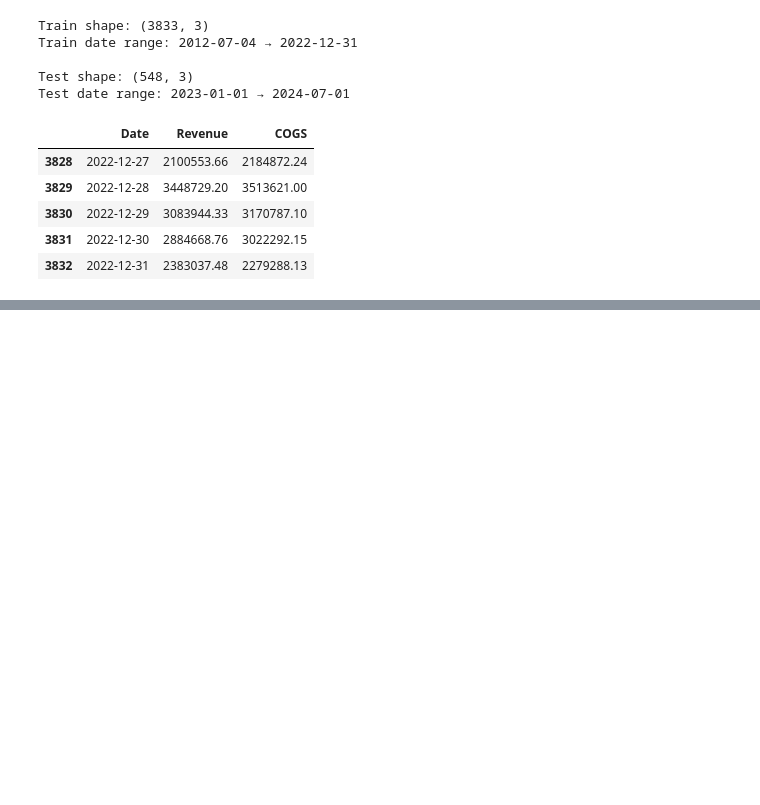
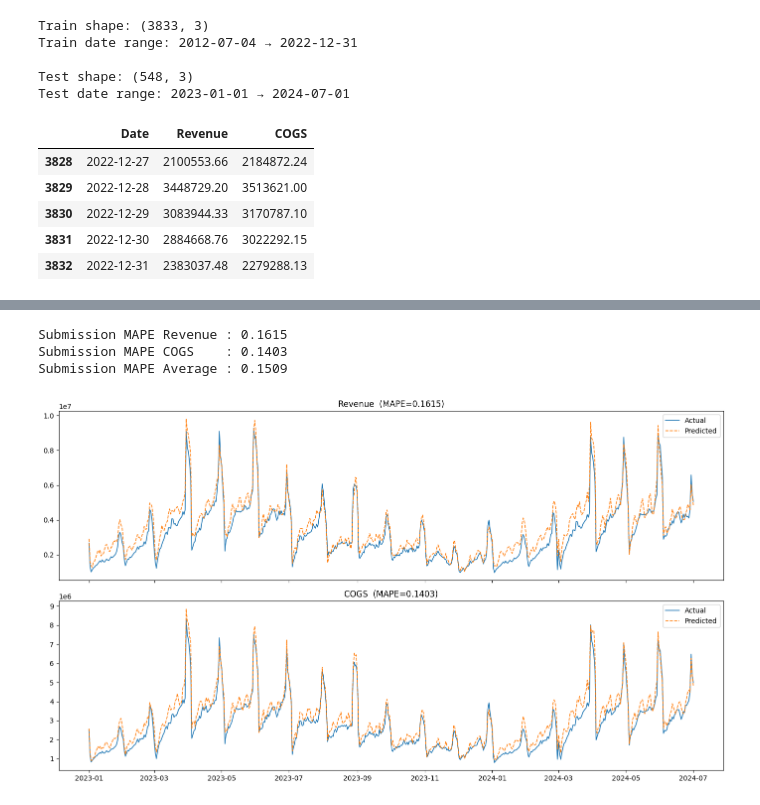
Before and after one commit to LineLuLan/The-Richers, a Jupyter notebook: notebooks/2_improved_baseline.ipynb, the cells around one changed output, grey strips where cells are left out. Drawn from its saved outputs; the diff is of its cells as text; code cells hidden in the pictures; blank space fills up the shorter version.

```diff
--- a/notebooks/2_improved_baseline.ipynb
+++ b/notebooks/2_improved_baseline.ipynb
@@ -85,7 +91,5 @@ def generateBase(predictedYear):
     val['Revenue_pred'] = base_rev_pre  * growth_rev_pre**val['years_ahead']  * val['rev_norm']
     val['COGS_pred']    = base_cogs_pre * growth_cogs_pre**val['years_ahead'] * val['cogs_norm']
 
-    def mape(actual, pred):
-        return (np.abs(actual - pred) / actual).mean() * 100
 
-    return dict(zip(val['Date'], val['Revenue_pred']))
+    return dict(zip(val['Date'], val['Revenue_pred'])), dict(zip(val['Date'], val['COGS_pred']))
@@ -152,7 +167,3 @@ def create_time_features(df, min_date):
 
     # Trả lại dataframe sau khi thêm feature
     return df
-# %%
-train['residual'] = train['Revenue'] - train['Revenue_pred']
-train['lag_365'] = train['residual'].shift(365)
-train['lag_372'] = train['residual'].shift(372)  # 365 + 7 (1 tuần)
@@ -159,3 +677,7 @@ train['lag_372'] = train['residual'].shift(372)  # 365 + 7 (1 tuần)
+# %%
+promotions = promotions[promotions['start_date'].dt.year == 2021]
+promotions['start_date'] = promotions['start_date'] + pd.DateOffset(years=2)
+promotions['end_date']   = promotions['end_date']   + pd.DateOffset(years=2)
 # %%
 all_promo_dates = []
 for _, row in promotions.iterrows():
@@ -333,0 +782,10 @@ dtype: float64
+# %%
+# Assemble final submission
+submission = pd.concat([
+    pd.DataFrame({'Date': sub_2023['Date'].values, 'Revenue': pred_rev_2023.values,  'COGS': pred_cogs_2023.values}),
+    pd.DataFrame({'Date': sub_2024['Date'].values, 'Revenue': pred_rev_2024.values,  'COGS': pred_cogs_2024.values}),
+], ignore_index=True).sort_values('Date').reset_index(drop=True)
+
+submission.to_csv(DATA_DIR + 'submission_improved.csv', index=False)
+print(f"Saved → {DATA_DIR}submission_improved.csv  ({len(submission)} rows)")
+submission.head(10)
@@ -333,0 +805,28 @@ dtype: float64
+# %%
+# Evaluate against sample_submission (which contains ground truth)
+gt = pd.read_csv(TEST_FILE, parse_dates=['Date'])
+merged = submission.merge(gt, on='Date', suffixes=('_pred', '_actual'))
+
+mape_rev_sub  = mean_absolute_percentage_error(merged['Revenue_actual'], merged['Revenue_pred'])
+mape_cogs_sub = mean_absolute_percentage_error(merged['COGS_actual'],    merged['COGS_pred'])
+print(f"Submission MAPE Revenue : {mape_rev_sub:.4f}")
+print(f"Submission MAPE COGS    : {mape_cogs_sub:.4f}")
+print(f"Submission MAPE Average : {(mape_rev_sub + mape_cogs_sub) / 2:.4f}")
+
+# Plot predictions vs actuals
+fig, axes = plt.subplots(2, 1, figsize=(14, 8), sharex=True)
+for ax, pred_col, act_col, title in [
+    (axes[0], 'Revenue_pred', 'Revenue_actual', 'Revenue'),
+    (axes[1], 'COGS_pred',    'COGS_actual',    'COGS'),
+]:
+    ax.plot(merged['Date'], merged[act_col],  label='Actual',     lw=1.2)
+    ax.plot(merged['Date'], merged[pred_col], label='Predicted',  lw=1.2, linestyle='--')
+    ax.set_title(f'{title}  (MAPE={mean_absolute_percentage_error(merged[act_col], merged[pred_col]):.4f})')
+    ax.legend(); ax.xaxis.set_major_formatter(mdates.DateFormatter('%Y-%m'))
+plt.tight_layout()
+plt.show()
+# %% [output]
+Submission MAPE Revenue : 0.1615
+Submission MAPE COGS    : 0.1403
+Submission MAPE Average : 0.1509
+[figure, added]
```
Also changed, not shown: parts of 56 cells of this notebook, 6 other files.
